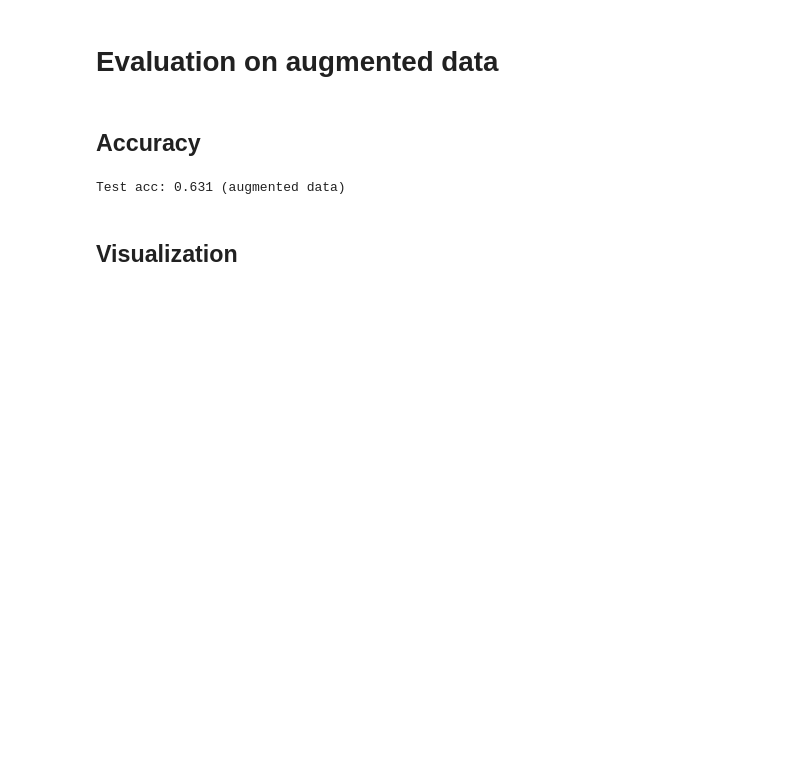
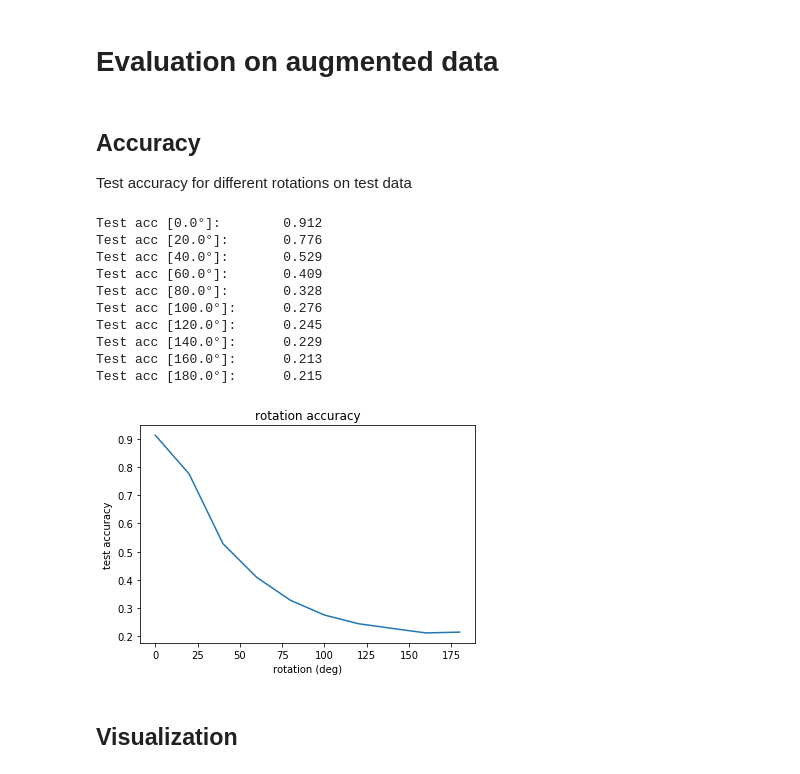
Before and after one commit to maxjcohen/CapsNet-for-Keras, a Jupyter notebook: baseline/fashion_mnist_CNN.ipynb, the cells around one changed output. Drawn from its saved outputs; the diff is of its cells as text; code cells hidden in the pictures; blank space fills up the shorter version.

```diff
--- a/baseline/fashion_mnist_CNN.ipynb
+++ b/baseline/fashion_mnist_CNN.ipynb
@@ -109,4 +111,2 @@ plotHistory(history.metrics)
 # %% [markdown]
 # Evaluation on augmented data
-# %% [markdown]
-## Accuracy
@@ -120,8 +113,20 @@ testGenerator = dataGenerator('test', batch_size=batch_size, reshape=False, **da
-# %%
-test_acc = model.evaluate_generator(testGenerator, steps=10000/32)[1]
-print(f'Test acc: {round(test_acc, 3)} (augmented data)')
-# %% [output]
-Test acc: 0.631 (augmented data)
+# %% [markdown]
+## Accuracy
+Test accuracy for different rotations on test data
+# %%
+rotation_accuracy(model, dataGenerator, m_test=m_test, batch_size=batch_size)
+# %% [output]
+Test acc [0.0°]:        0.912
+Test acc [20.0°]:       0.776
+Test acc [40.0°]:       0.529
+Test acc [60.0°]:       0.409
+Test acc [80.0°]:       0.328
+Test acc [100.0°]:      0.276
+Test acc [120.0°]:      0.245
+Test acc [140.0°]:      0.229
+Test acc [160.0°]:      0.213
+Test acc [180.0°]:      0.215
+[figure, added]
 # %% [markdown]
 ## Visualization
 # %%
```
Also changed, not shown: parts of 8 cells of this notebook.
